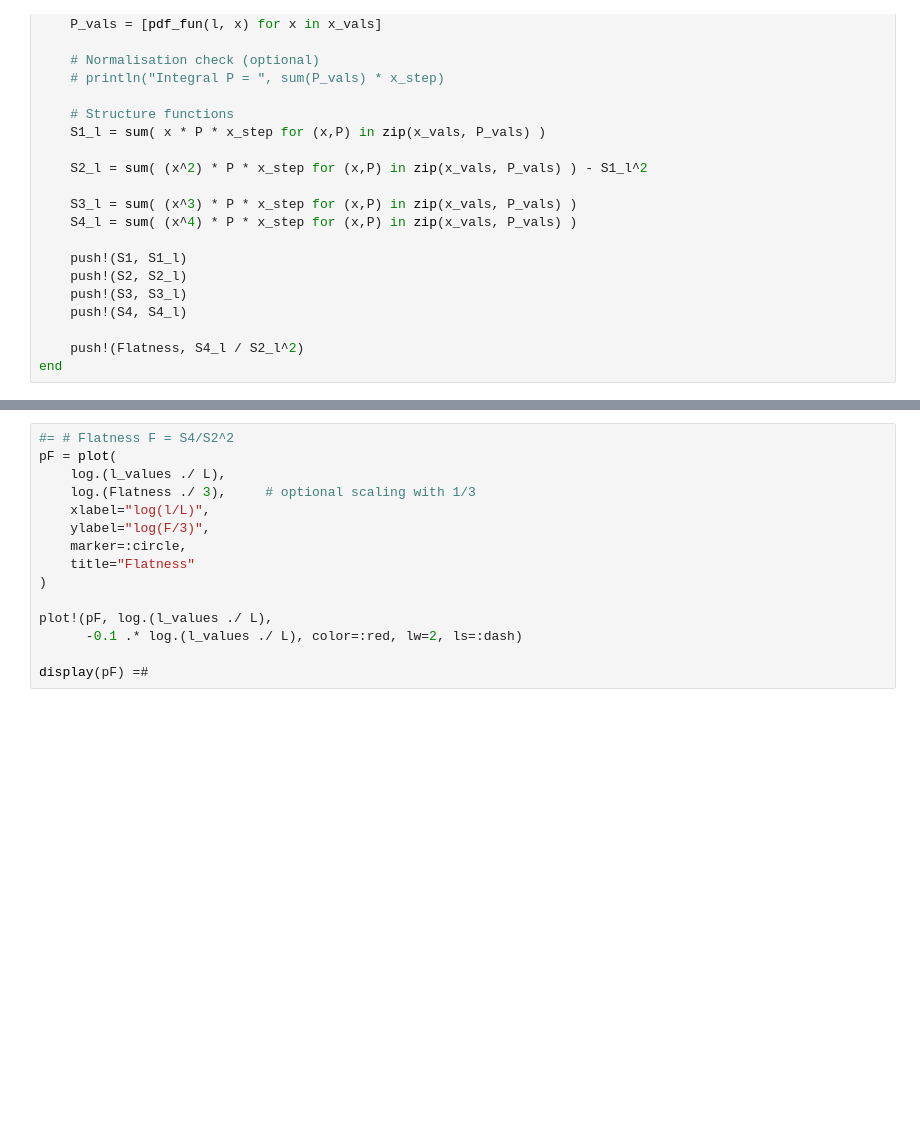
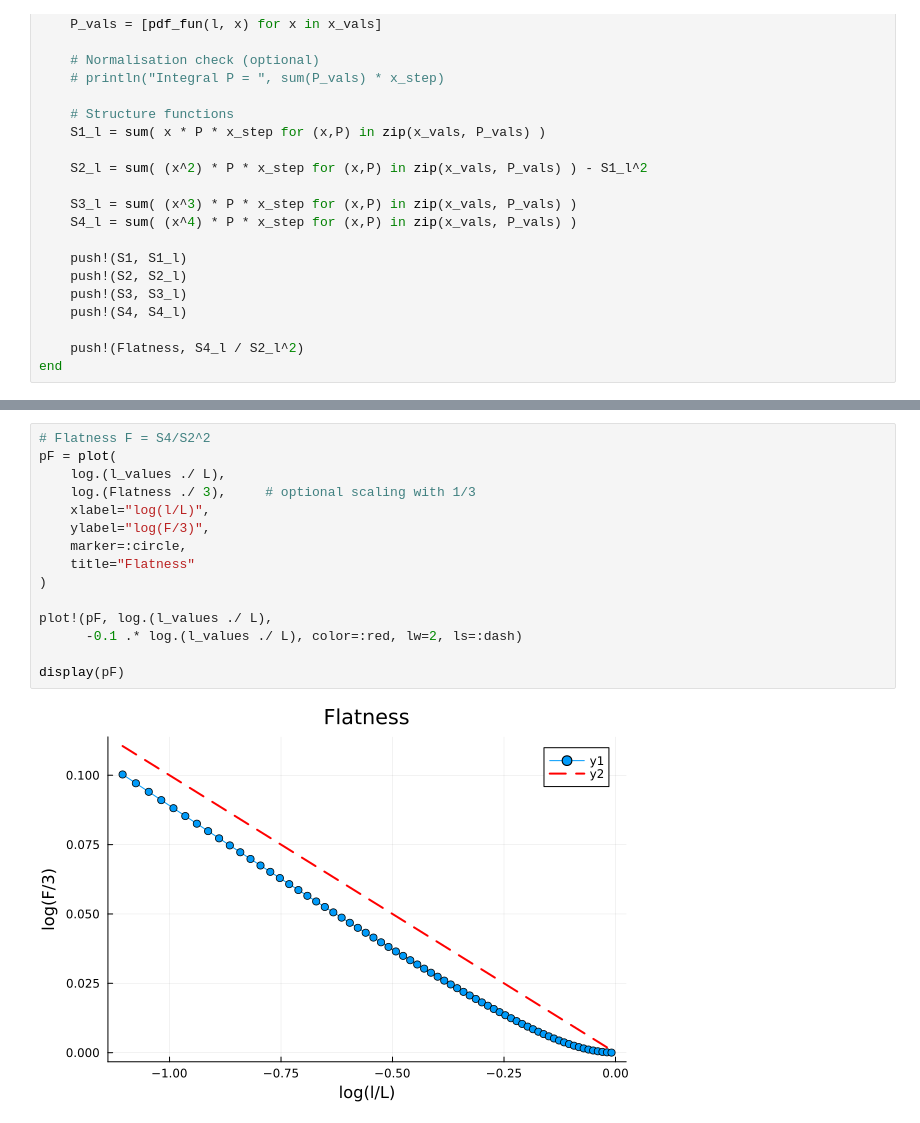
Before and after one commit to pleflohic/turbulence-velocity-increments, a Jupyter notebook: notebooks/normalized.ipynb, the cells around one changed output, grey strips where cells are left out. Drawn from its saved outputs; the diff is of its cells as text; blank space fills up the shorter version.

Commit message:
calculated the flatness

```diff
--- a/notebooks/normalized.ipynb
+++ b/notebooks/normalized.ipynb
@@ -487,15 +503,17 @@ display(pS3) =#
 # %%
-#= # Flatness F = S4/S2^2
+# Flatness F = S4/S2^2
 pF = plot(
     log.(l_values ./ L),
     log.(Flatness ./ 3),     # optional scaling with 1/3
     xlabel="log(l/L)",
     ylabel="log(F/3)",
     marker=:circle,
     title="Flatness"
 )
 
 plot!(pF, log.(l_values ./ L),
       -0.1 .* log.(l_values ./ L), color=:red, lw=2, ls=:dash)
 
-display(pF) =#
+display(pF)
+# %% [output]
+[figure, added]
```
Also changed, not shown: parts of 6 cells of this notebook.
